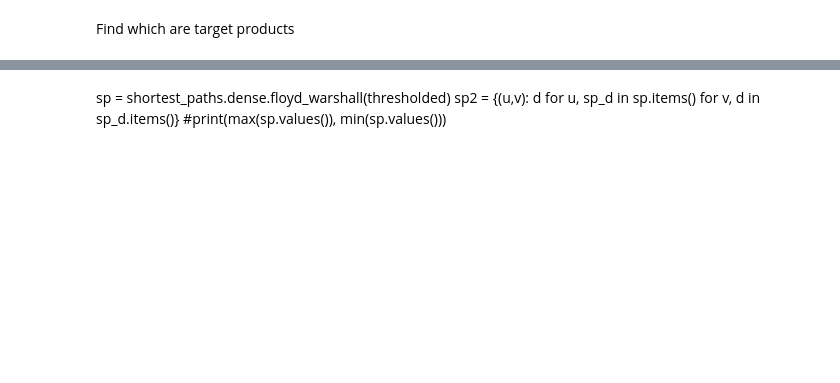
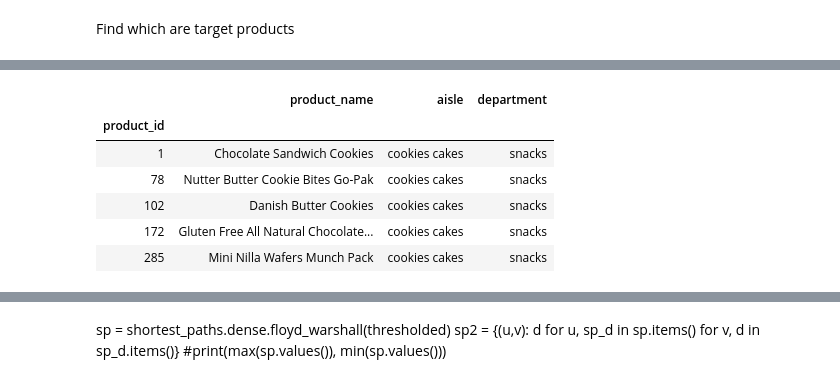
Before and after one commit to auriane81/epfl-ada-ada-2019-project-adax, a Jupyter notebook: project_Ariane_graph.ipynb, the cells around one changed output, grey strips where cells are left out. Saved outputs shown, nothing was run; the diff lists cells and outputs as text; code cells hidden in the pictures; blank space fills up the shorter version.

```diff
--- a/project_Ariane_graph.ipynb
+++ b/project_Ariane_graph.ipynb
@@ -665,0 +751,11 @@ def find_recommendation_path(source_id, G=None, aisle=None, health_thresh=1.5, h
+# %%
+prod_lit = products_litteral.set_index('product_id')
+prod_lit.head()
+# %% [output]
+|  | product_name | aisle | department |
+| product_id |  |  |  |
+| 1 | Chocolate Sandwich Cookies | cookies cakes | snacks |
+| 78 | Nutter Butter Cookie Bites Go-Pak | cookies cakes | snacks |
+| 102 | Danish Butter Cookies | cookies cakes | snacks |
+| 172 | Gluten Free All Natural Chocolate... | cookies cakes | snacks |
+| 285 | Mini Nilla Wafers Munch Pack | cookies cakes | snacks |
```
Also changed, not shown: parts of 48 cells of this notebook.
